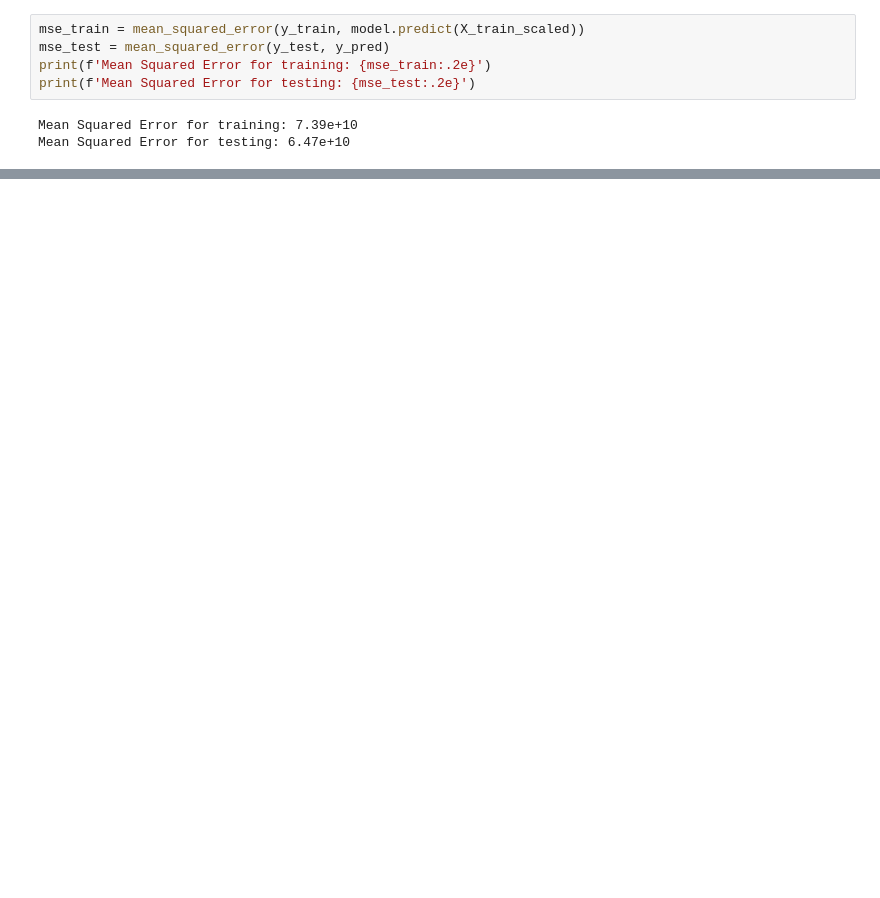
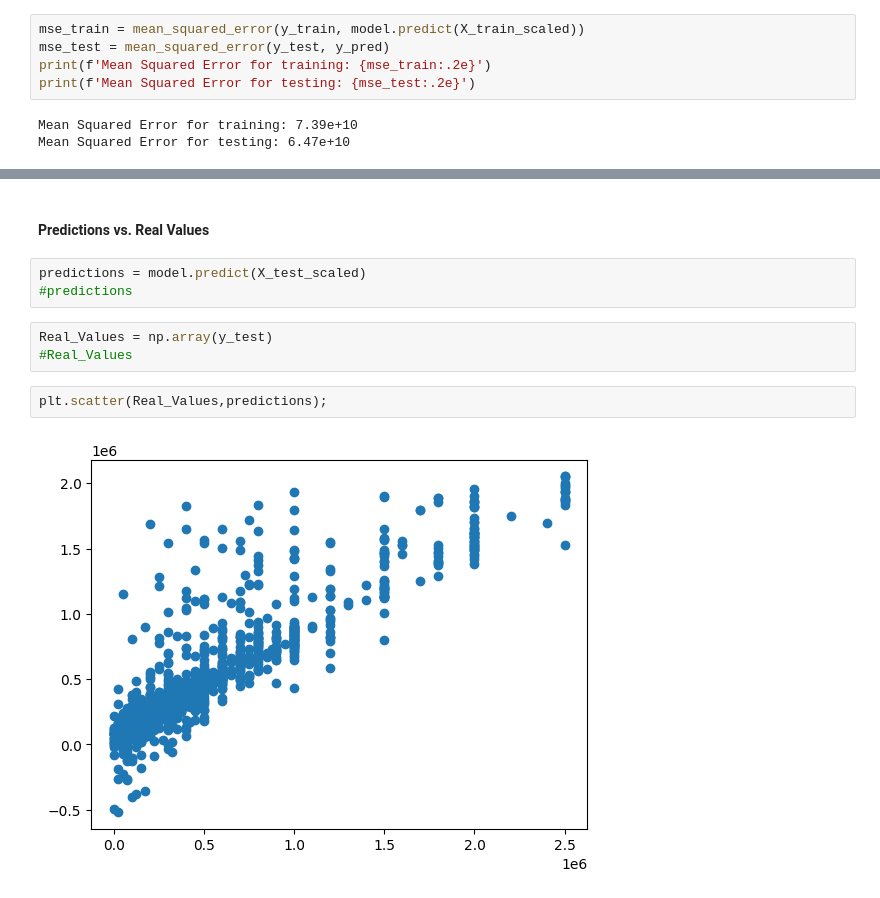
Before and after one commit to fileoy/Usecase-7, a Jupyter notebook: EDA explain template.ipynb, the cells around one changed output, grey strips where cells are left out. Drawn from its saved outputs; the diff is of its cells as text; blank space fills up the shorter version.

Commit message:
Update: Model Evaluation

```diff
--- a/EDA explain template.ipynb
+++ b/EDA explain template.ipynb
@@ -544,0 +530,12 @@ R² score from cross-validation average MSE: 0.77
+# %% [markdown]
+#### Predictions vs. Real Values
+# %%
+predictions = model.predict(X_test_scaled)
+#predictions
+# %%
+Real_Values = np.array(y_test)
+#Real_Values
+# %%
+plt.scatter(Real_Values,predictions);
+# %% [output]
+[figure, added]
```
Also changed, not shown: parts of 14 cells of this notebook.
